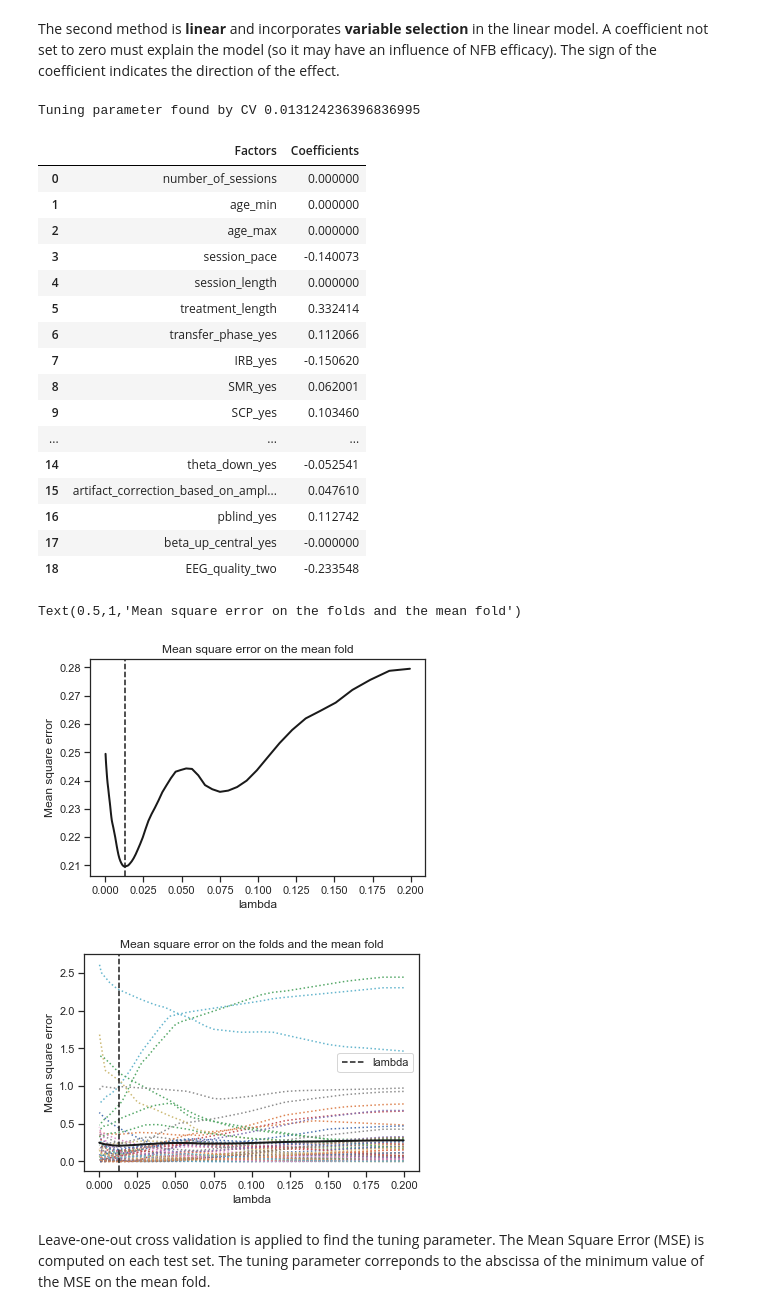
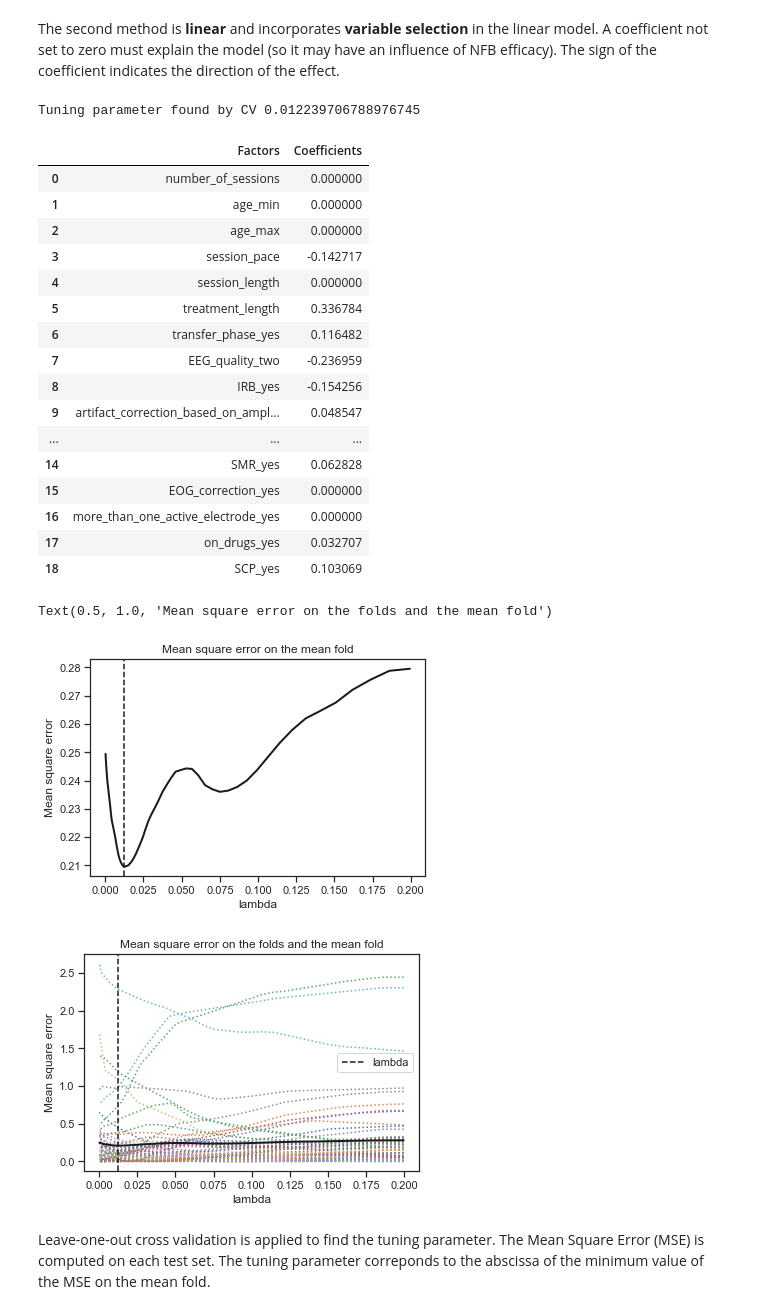
Before and after one commit to abussalb/meta-analysis-statistical-tools, a Jupyter notebook: examples/systematic-analysis-of-biases/SAOB_ADHD.ipynb, the cells around one changed output. Drawn from its saved outputs; the diff is of its cells as text; code cells hidden in the pictures.

```diff
--- a/examples/systematic-analysis-of-biases/SAOB_ADHD.ipynb
+++ b/examples/systematic-analysis-of-biases/SAOB_ADHD.ipynb
@@ -17,22 +17,29 @@ import sys
 from IPython.display import display
 
 # Add the path where the packages are
-# sys.path.append(r"C:\Users\Aurore Bussalb\Desktop\github_repo")
-import source_assess_NFB_efficacy.systematic_analysis_of_biases.import_csv_for_factors as icf
-import source_assess_NFB_efficacy.systematic_analysis_of_biases.perform_saob as saob
+# sys.path.append(r"C:\Users\Aurore Bussalb\meta-analysis-statistical-tools")
+import source_assess_treatment_efficacy.systematic_analysis_of_biases.import_csv_for_factors as icf
+import source_assess_treatment_efficacy.systematic_analysis_of_biases.perform_saob as saob
 
 %matplotlib inline
 
 # Import data from a csv file
-df_parents, df_teachers = icf.import_csv('values_total_meta_analysis_all_factors.csv')
-df = pd.concat([df_parents, df_teachers])
+df_parents, df_teachers, df_clinicians = icf.import_csv('values_total_meta_analysis_all_factors.csv')
+df = pd.concat([df_parents, df_teachers, df_clinicians])
+
+# Test if there are clinician scores
+if df_clinicians.empty == True:
+    df = pd.concat([df_parents, df_teachers])
+else:
+    df = pd.concat([df_parents, df_teachers, df_clinicians])
 # %% [markdown]
 ## Compute the within effect size
 # %% [markdown]
 We compute the within subject effect size (Cohen, 1988) for each clinical scale available in the articles included in the analysis.
 # %%
 # Cohen J. (1988). Statistical Power Analysis for the Behavioral Sciences
-df['effect_size_NFB'] = df[['mean_post_test_NFB','mean_pre_test_NFB','std_post_test_NFB','std_pre_test_NFB']
+df['effect_size_treatment'] = df[['mean_post_test_treatment','mean_pre_test_treatment',
+                                  'std_post_test_treatment','std_pre_test_treatment']
                                 ].apply(lambda row:saob.effect_size_within_subjects(**row), axis=1)
 # %% [markdown]
 ## Preprocess factors
@@ -81,8 +88,8 @@ Number of sessions, session and treatment length are more variable across studie
 In order to prevent any bias, it is possible to hide factor names during the analysis:
 # %%
 # Run this cell to hide variable names
-X.columns = random.sample(range(1, len(X.columns)+1), len(X.columns))
-X_non_standardized.columns = X.columns
+# X.columns = random.sample(range(1, len(X.columns)+1), len(X.columns))
+# X_non_standardized.columns = X.columns
 # %% [markdown]
 ## First method: Weighted Least Squares (WLS)
 # %% [markdown]
@@ -179,28 +186,28 @@ Less factors are found significantly different from 0 with OLS.
 # %% [markdown]
 The second method is **linear** and incorporates **variable selection** in the linear model. A coefficient not set to zero must explain the model (so it may have an influence of NFB efficacy). The sign of the coefficient indicates the direction of the effect.
 # %%
-coeff, mse_test, alphas, alpha = saob.regularization_lassocv(X, df['effect_size_NFB'])
+coeff, mse_test, alphas, alpha = saob.regularization_lassocv(X, df['effect_size_treatment'])
 print('Tuning parameter found by CV', alpha)
 display(coeff)
 # %% [output]
-Tuning parameter found by CV 0.013124236396836995
+Tuning parameter found by CV 0.012239706788976745
 |  | Factors | Coefficients |
 | 0 | number_of_sessions | 0.000000 |
 | 1 | age_min | 0.000000 |
 | 2 | age_max | 0.000000 |
-| 3 | session_pace | -0.140073 |
+| 3 | session_pace | -0.142717 |
 | 4 | session_length | 0.000000 |
-| 5 | treatment_length | 0.332414 |
-| 6 | transfer_phase_yes | 0.112066 |
-| 7 | IRB_yes | -0.150620 |
-| 8 | SMR_yes | 0.062001 |
-| 9 | SCP_yes | 0.103460 |
+| 5 | treatment_length | 0.336784 |
+| 6 | transfer_phase_yes | 0.116482 |
+| 7 | EEG_quality_two | -0.236959 |
+| 8 | IRB_yes | -0.154256 |
+| 9 | artifact_correction_based_on_ampl... | 0.048547 |
 | ... | ... | ... |
-| 14 | theta_down_yes | -0.052541 |
-| 15 | artifact_correction_based_on_ampl... | 0.047610 |
-| 16 | pblind_yes | 0.112742 |
-| 17 | beta_up_central_yes | -0.000000 |
-| 18 | EEG_quality_two | -0.233548 |
+| 14 | SMR_yes | 0.062828 |
+| 15 | EOG_correction_yes | 0.000000 |
+| 16 | more_than_one_active_electrode_yes | 0.000000 |
+| 17 | on_drugs_yes | 0.032707 |
+| 18 | SCP_yes | 0.103069 |
 # %%
 # Display results: see the better lambda
 
@@ -222,7 +229,7 @@ plt.xlabel('lambda')
 plt.ylabel('Mean square error')
 plt.title('Mean square error on the folds and the mean fold')
 # %% [output]
-Text(0.5,1,'Mean square error on the folds and the mean fold')
+Text(0.5, 1.0, 'Mean square error on the folds and the mean fold')
 [figure]
 [figure]
 # %% [markdown]
```
Also changed, not shown: parts of 7 cells of this notebook, 2 other files.
